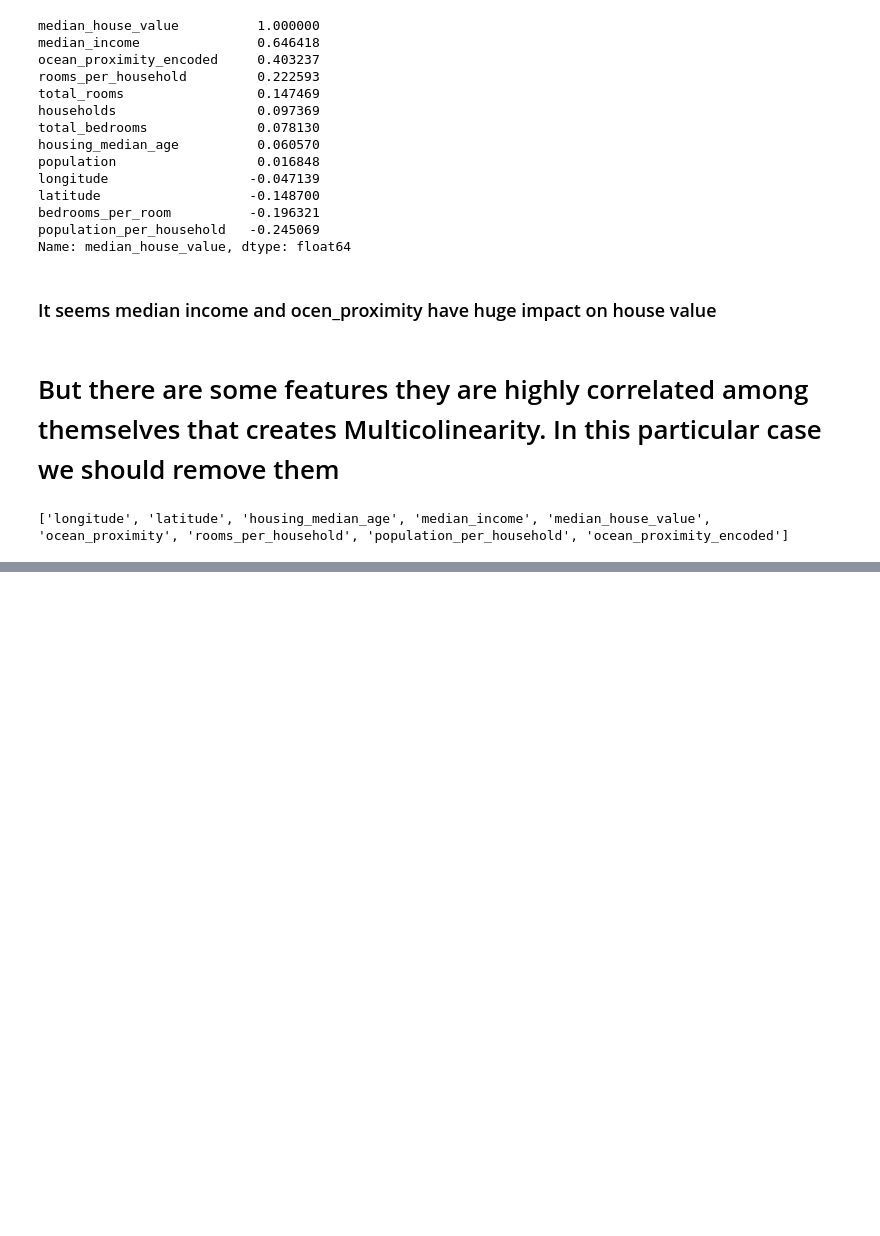
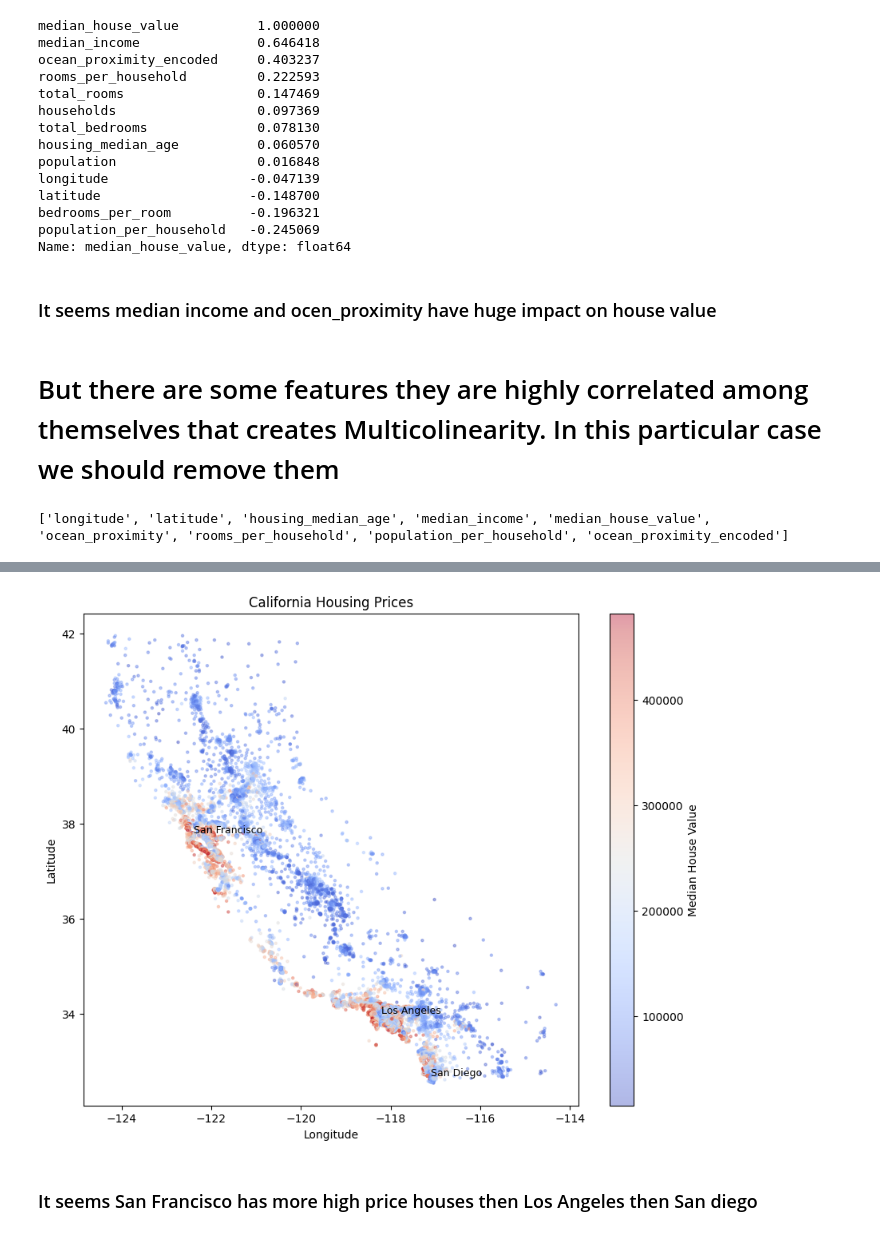
Before and after one commit to nayeem29dse/California-housing-price-analysis, a Jupyter notebook: Housing_price.ipynb, the cells around one changed output, grey strips where cells are left out. Saved outputs shown, nothing was run; the diff lists cells and outputs as text; code cells hidden in the pictures; blank space fills up the shorter version.

```diff
--- a/Housing_price.ipynb
+++ b/Housing_price.ipynb
@@ -366,0 +399,23 @@ print(df_clean.columns.tolist())
+# %%
+import matplotlib.pyplot as plt
+
+plt.figure(figsize=(10, 8))
+plt.scatter(df_clean['longitude'],
+            df_clean['latitude'],
+            c=df_clean['median_house_value'],
+            cmap='coolwarm', alpha=0.4, s=5)
+plt.colorbar(label='Median House Value')
+plt.xlabel('Longitude')
+plt.ylabel('Latitude')
+plt.title('California Housing Prices')
+
+# Add region annotations
+plt.annotate('San Francisco', xy=(-122.4, 37.8), fontsize=9, color='black')
+plt.annotate('Los Angeles', xy=(-118.2, 34.0), fontsize=9, color='black')
+plt.annotate('San Diego', xy=(-117.1, 32.7), fontsize=9, color='black')
+
+plt.show()
+# %% [output]
+[figure, added]
+# %% [markdown]
+### It seems San Francisco has more high price houses then Los Angeles then San diego
```
Also changed, not shown: parts of 2 cells of this notebook.
